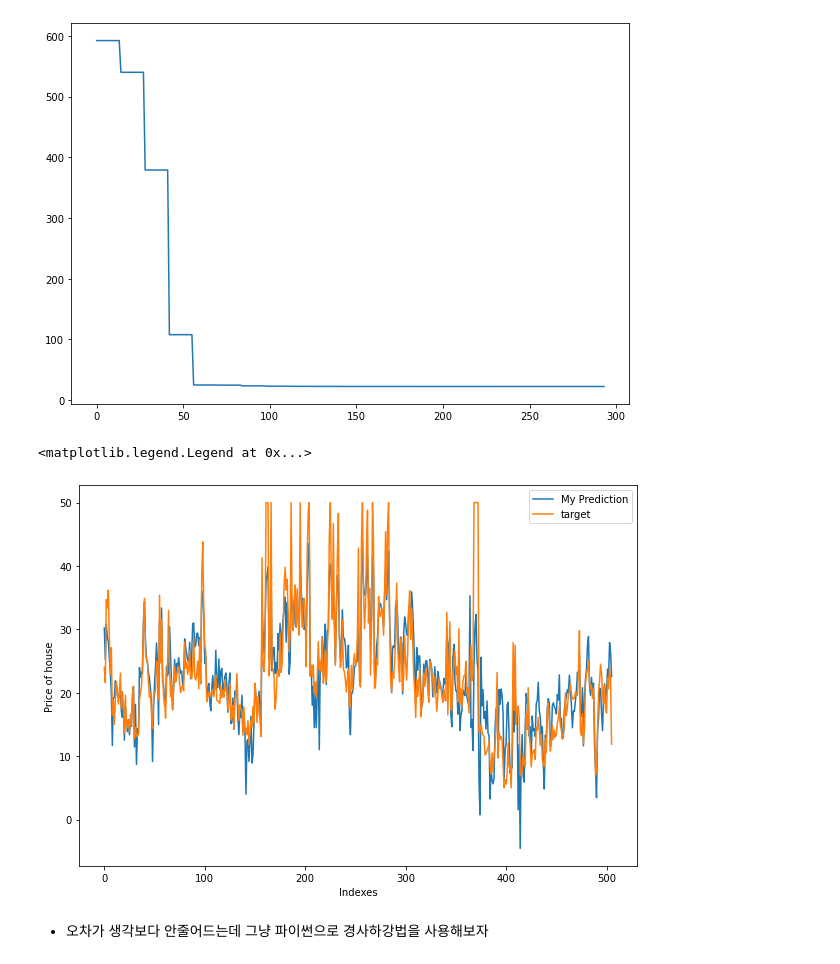
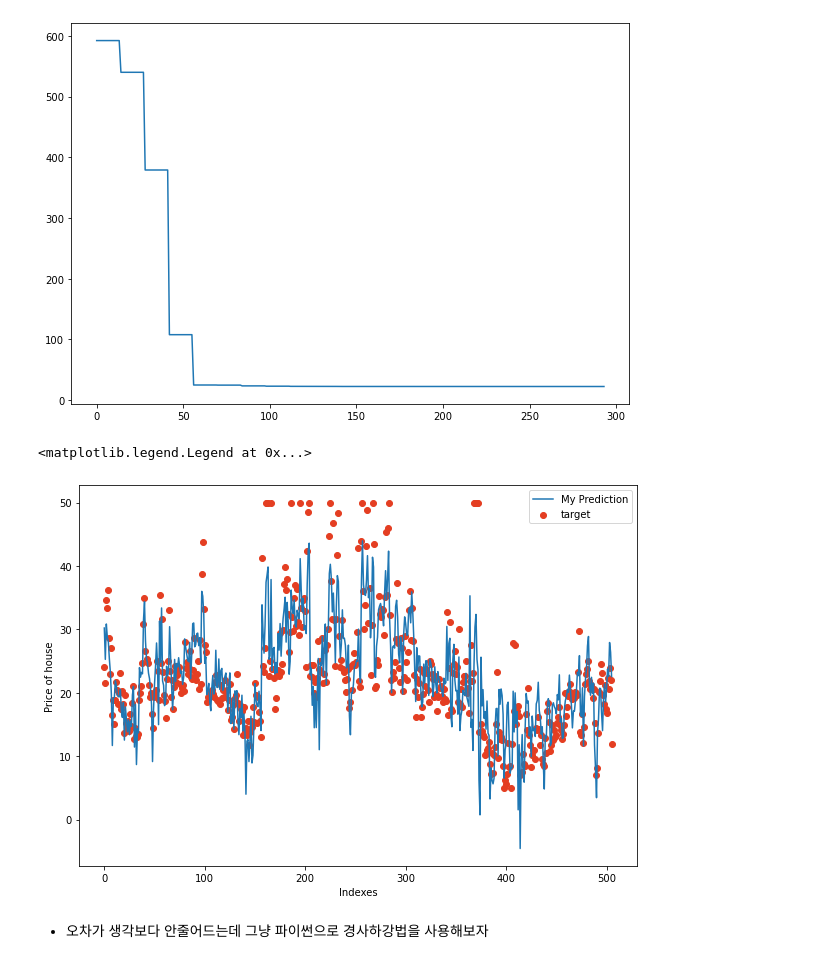
Before and after one commit to gdsc-ssu/AI-ML, a Jupyter notebook: week1/Jeong_week1.ipynb, the cells around one changed output. Drawn from its saved outputs; the diff is of its cells as text; code cells hidden in the pictures.

```diff
--- a/week1/Jeong_week1.ipynb
+++ b/week1/Jeong_week1.ipynb
@@ -147,7 +147,7 @@ numeric_boston
 * 가설함수를 세우고 최소화를 진행해 선형회귀를 실시해보자
 # %%
 def cost(theta, X, y,costs):
-    h = np.dot(X,theta[1:]) + theta[0]
+    h = np.dot(X,theta[:-1]) + theta[-1]
     cost = np.mean((y - h) ** 2)
     costs.append(cost)
     return cost
@@ -175,16 +175,16 @@ plt.plot(costs)
 [<matplotlib.lines.Line2D at 0x...>]
 [figure]
 # %%
-h = np.dot(numeric_boston,res.x[1:]) + res.x[0]
+h = np.dot(numeric_boston,res.x[:-1]) + res.x[-1]
 plt.figure(figsize=(10,7))
 plt.plot(h,label = "My Prediction")
 plt.xlabel('Indexes')
 plt.ylabel('Price of house')
-plt.plot(y,label = "target")
+plt.scatter(np.arange(X.shape[0]),y,label = "target",color = '#E43E22')
 plt.legend()
 # %% [output]
 <matplotlib.legend.Legend at 0x...>
-[figure, old version]
+[figure, new version]
 # %% [markdown]
 * 오차가 생각보다 안줄어드는데 그냥 파이썬으로 경사하강법을 사용해보자
 # %%
```
Also changed, not shown: parts of 3 cells of this notebook.
